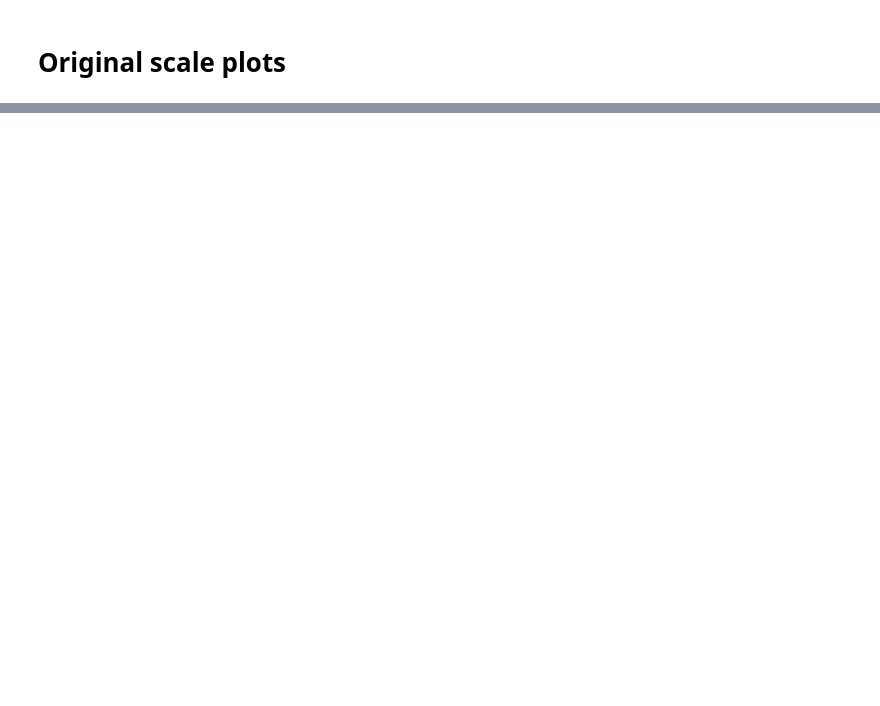
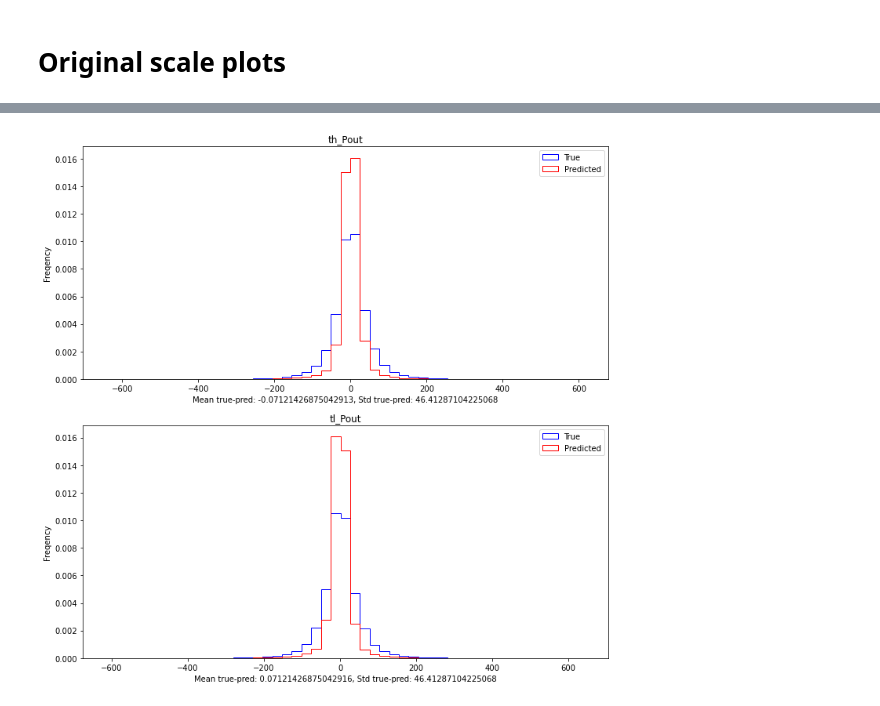
Before and after one commit to SNIPRS/top_ml, a Jupyter notebook: runs/weight_jet_inputs.ipynb, the cells around one changed output, grey strips where cells are left out. Drawn from its saved outputs; the diff is of its cells as text; code cells hidden in the pictures; blank space fills up the shorter version.

```diff
--- a/runs/weight_jet_inputs.ipynb
+++ b/runs/weight_jet_inputs.ipynb
@@ -307,0 +318,9 @@ Analysis.predicted_vs_true(predictions_origscale, true_origscale, Y_keys, True)
+# %%
+# th_Pout=dot(th_P, cross(tl_P,ez)/norm(tl_P,ez)), tl_Pout=dot(tl_P, cross(th_P,ez)/norm(th_P,ez))
+plt.figure(figsize=(12,12))
+plt.subplot(211)
+observables.plot_hist(truths['th_Pout'], preds['th_Pout'])
+plt.subplot(212)
+observables.plot_hist(truths['tl_Pout'], preds['tl_Pout'])
+# %% [output]
+[figure, added]
```
Also changed, not shown: parts of 20 cells of this notebook, 1 other file.
